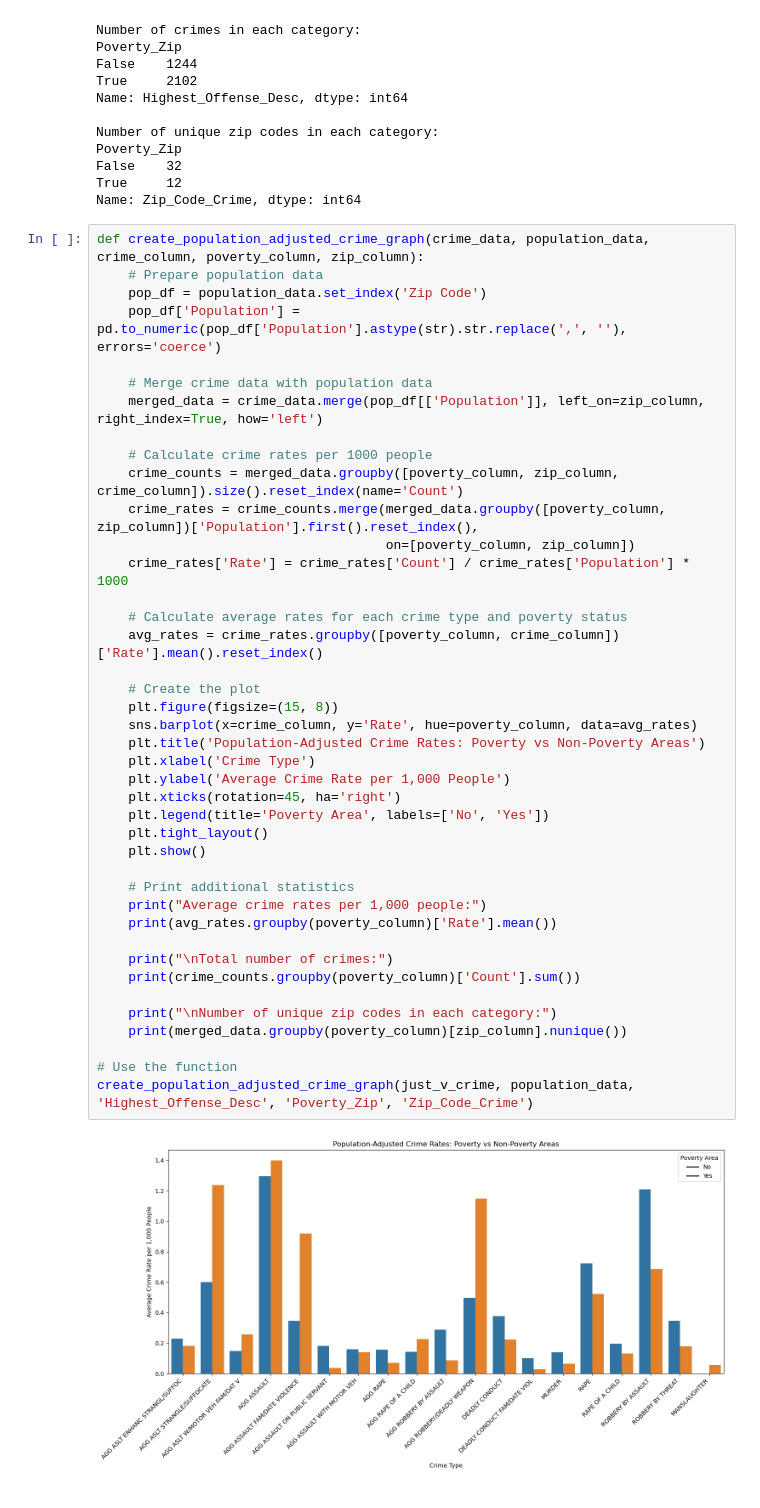
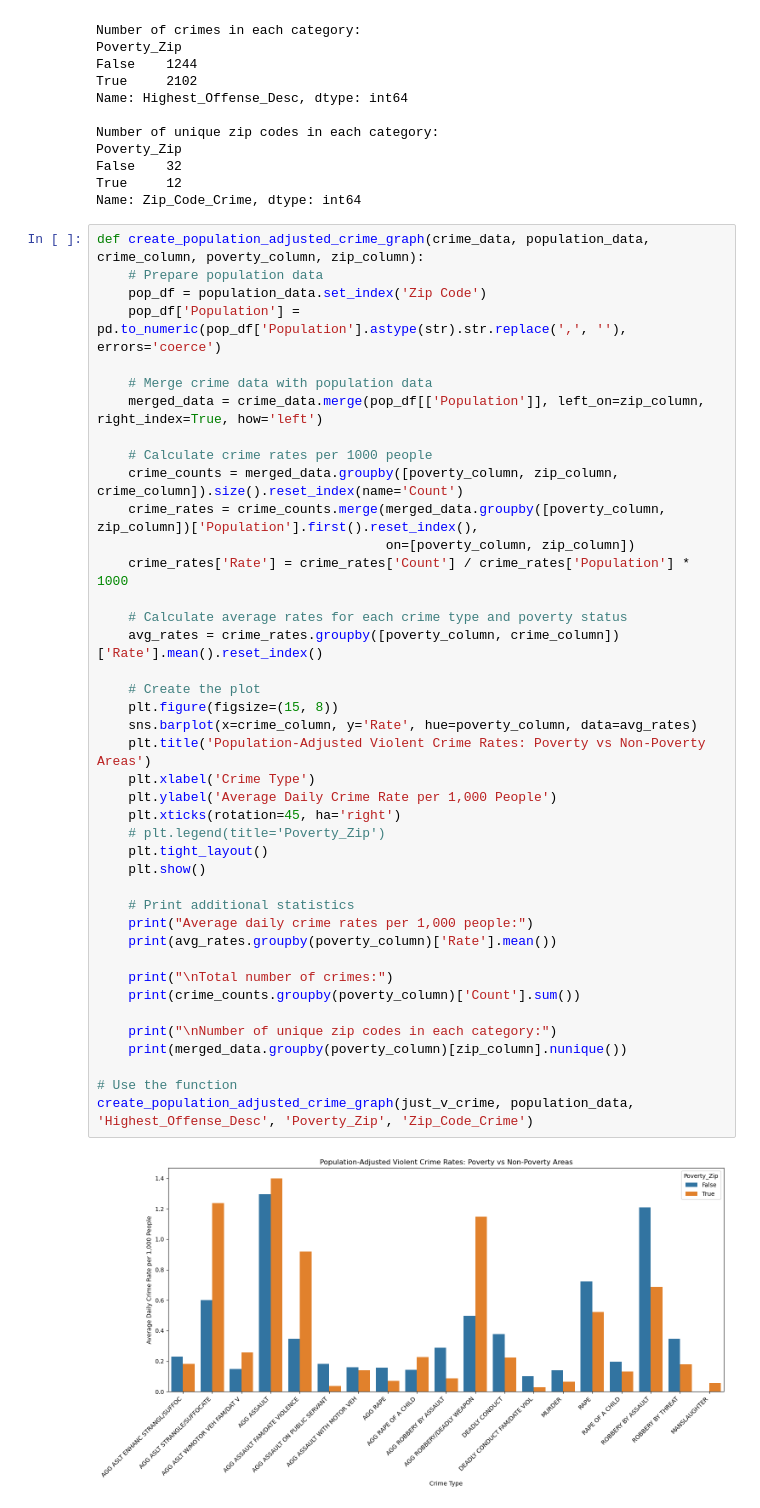
Before and after one commit to m6urns/cs5830-project2-crime-housing, a Jupyter notebook: data-exploration.ipynb, the cells around one changed output. Drawn from its saved outputs; the diff is of its cells as text.

```diff
--- a/data-exploration.ipynb
+++ b/data-exploration.ipynb
@@ -370,35 +393,35 @@ def create_population_adjusted_crime_graph(crime_data, population_data, crime_co
 
     # Calculate crime rates per 1000 people
     crime_counts = merged_data.groupby([poverty_column, zip_column, crime_column]).size().reset_index(name='Count')
     crime_rates = crime_counts.merge(merged_data.groupby([poverty_column, zip_column])['Population'].first().reset_index(),
                                      on=[poverty_column, zip_column])
     crime_rates['Rate'] = crime_rates['Count'] / crime_rates['Population'] * 1000
 
     # Calculate average rates for each crime type and poverty status
     avg_rates = crime_rates.groupby([poverty_column, crime_column])['Rate'].mean().reset_index()
 
     # Create the plot
     plt.figure(figsize=(15, 8))
     sns.barplot(x=crime_column, y='Rate', hue=poverty_column, data=avg_rates)
-    plt.title('Population-Adjusted Crime Rates: Poverty vs Non-Poverty Areas')
+    plt.title('Population-Adjusted Violent Crime Rates: Poverty vs Non-Poverty Areas')
     plt.xlabel('Crime Type')
-    plt.ylabel('Average Crime Rate per 1,000 People')
+    plt.ylabel('Average Daily Crime Rate per 1,000 People')
     plt.xticks(rotation=45, ha='right')
-    plt.legend(title='Poverty Area', labels=['No', 'Yes'])
+    # plt.legend(title='Poverty_Zip')
     plt.tight_layout()
     plt.show()
 
     # Print additional statistics
-    print("Average crime rates per 1,000 people:")
+    print("Average daily crime rates per 1,000 people:")
     print(avg_rates.groupby(poverty_column)['Rate'].mean())
 
     print("\nTotal number of crimes:")
     print(crime_counts.groupby(poverty_column)['Count'].sum())
 
     print("\nNumber of unique zip codes in each category:")
     print(merged_data.groupby(poverty_column)[zip_column].nunique())
 
 # Use the function
 create_population_adjusted_crime_graph(just_v_crime, population_data, 'Highest_Offense_Desc', 'Poverty_Zip', 'Zip_Code_Crime')
 # %% [output]
-[figure, old version]
+[figure, new version]
```
Also changed, not shown: parts of 8 cells of this notebook.
